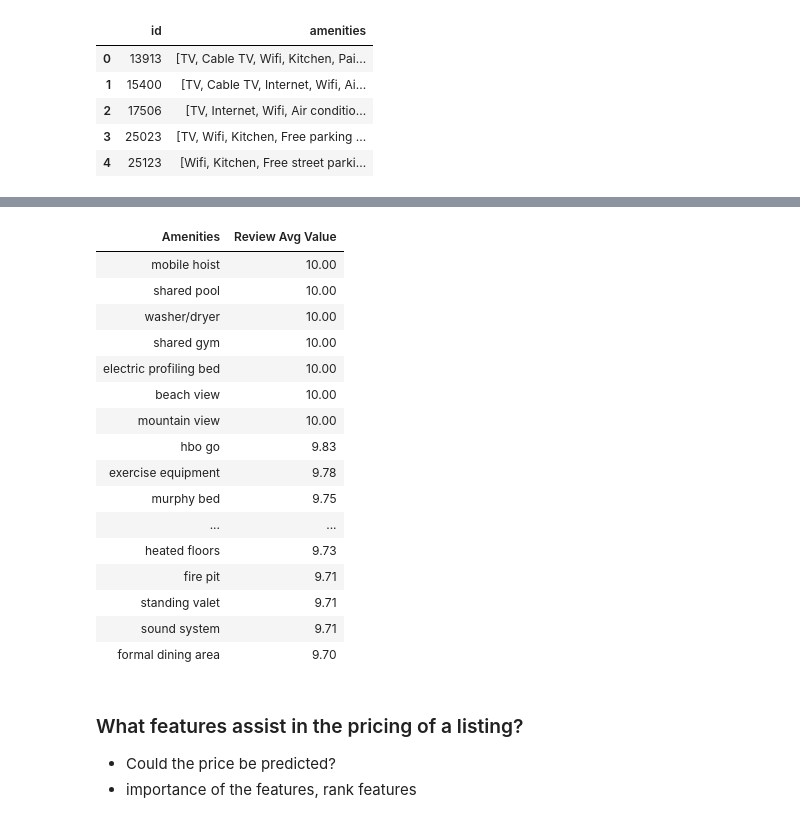
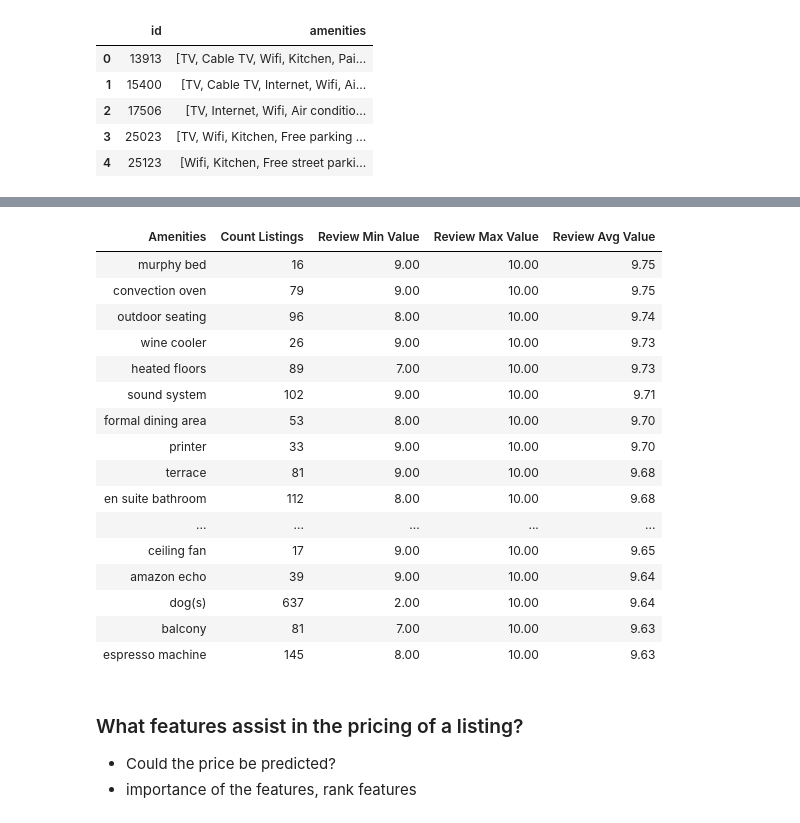
Before and after one commit to waltersmac/Predicting-AirBnB-Prices, a Jupyter notebook: Inside AirbnB - London 2020.ipynb, the cells around one changed output, grey strips where cells are left out. Drawn from its saved outputs; the diff is of its cells as text; code cells hidden in the pictures.

Commit message:
Updating the top 20 amenities, which now shows the count(listings), min, max and mean of the review scores value

```diff
--- a/Inside AirbnB - London 2020.ipynb
+++ b/Inside AirbnB - London 2020.ipynb
@@ -325,0 +339,2 @@ result = result.groupby('amenities').mean()['review_scores_value'] \
+# %%
+result.columns = ["_".join(x) for x in result.columns.ravel()]
@@ -326,2 +347,6 @@ result = result.groupby('amenities').mean()['review_scores_value'] \
 # %%
-result.rename(columns={"amenities":"Amenities", "review_scores_value":"Review Avg Value"}, inplace=True)
+result.rename(columns={"amenities_":"Amenities",
+                       "review_scores_value_count":"Count Listings",
+                       "review_scores_value_min":"Review Min Value",
+                       "review_scores_value_max":"Review Max Value",
+                       "review_scores_value_mean":"Review Avg Value"}, inplace=True)
@@ -328,30 +362,38 @@ result.rename(columns={"amenities":"Amenities", "review_scores_value":"Review Av
+# %%
+result = result[result['Count Listings'] > 10]
 # %%
 result = result.head(20).style.background_gradient() \
+               .format({"Amenities": lambda x:x.lower()}) \
+               .format({"Review Min Value": "{:20,.2f}"}) \
+               .format({"Review Max Value": "{:20,.2f}"}) \
                .format({"Review Avg Value": "{:20,.2f}"}) \
-               .format({"Amenities": lambda x:x.lower()})\
                .hide_index()\
                .background_gradient(cmap='Blues')
 # %%
-result.set_properties(subset=["Amenities", "Review Avg Value"], **{'text-align': 'left'}) \
+result.set_properties(subset=["Amenities",
+                              "Count Listings",
+                              "Review Min Value",
+                              "Review Max Value",
+                              "Review Avg Value"], **{'text-align': 'left'}) \
       .set_table_styles([dict(selector='th', props=[('text-align', 'left')])])
 # %% [output]
-| Amenities | Review Avg Value |
-| mobile hoist | 10.00 |
-| shared pool | 10.00 |
-| washer/dryer | 10.00 |
-| shared gym | 10.00 |
-| electric profiling bed | 10.00 |
-| beach view | 10.00 |
-| mountain view | 10.00 |
-| hbo go | 9.83 |
-| exercise equipment | 9.78 |
-| murphy bed | 9.75 |
-| ... | ... |
-| heated floors | 9.73 |
-| fire pit | 9.71 |
-| standing valet | 9.71 |
-| sound system | 9.71 |
-| formal dining area | 9.70 |
+| Amenities | Count Listings | Review Min Value | Review Max Value | Review Avg Value |
+| murphy bed | 16 | 9.00 | 10.00 | 9.75 |
+| convection oven | 79 | 9.00 | 10.00 | 9.75 |
+| outdoor seating | 96 | 8.00 | 10.00 | 9.74 |
+| wine cooler | 26 | 9.00 | 10.00 | 9.73 |
+| heated floors | 89 | 7.00 | 10.00 | 9.73 |
+| sound system | 102 | 9.00 | 10.00 | 9.71 |
+| formal dining area | 53 | 8.00 | 10.00 | 9.70 |
+| printer | 33 | 9.00 | 10.00 | 9.70 |
+| terrace | 81 | 9.00 | 10.00 | 9.68 |
+| en suite bathroom | 112 | 8.00 | 10.00 | 9.68 |
+| ... | ... | ... | ... | ... |
+| ceiling fan | 17 | 9.00 | 10.00 | 9.65 |
+| amazon echo | 39 | 9.00 | 10.00 | 9.64 |
+| dog(s) | 637 | 2.00 | 10.00 | 9.64 |
+| balcony | 81 | 7.00 | 10.00 | 9.63 |
+| espresso machine | 145 | 8.00 | 10.00 | 9.63 |
 # %%
 import dataframe_image as dfi
 dfi.export(result, 'Images/top_amenities.png')
```
Also changed, not shown: parts of 6 cells of this notebook, 2 other files.
